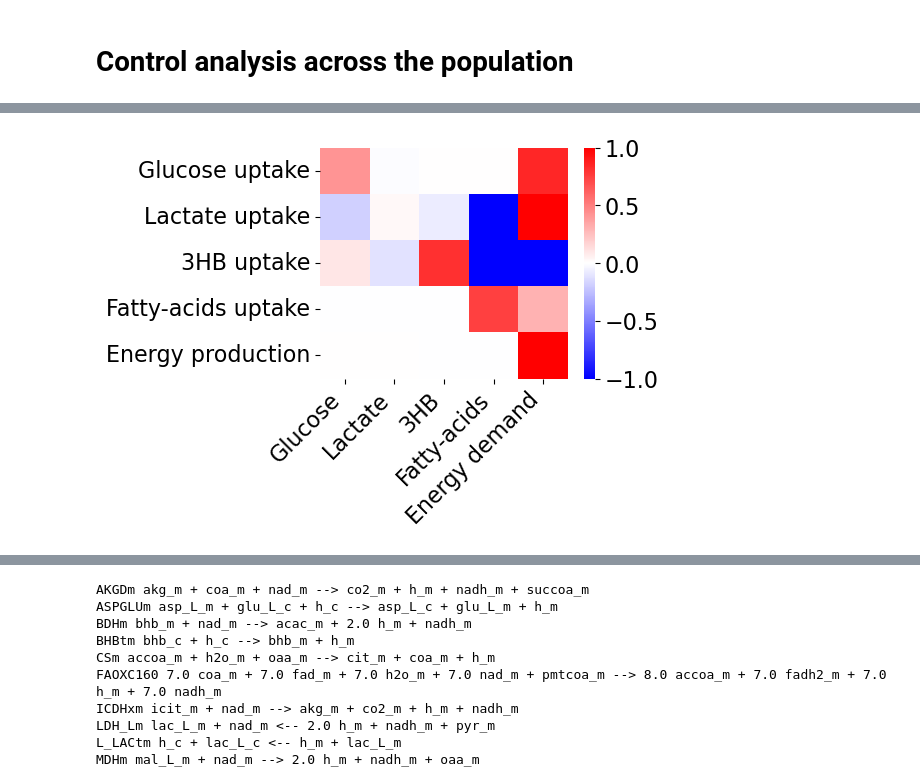
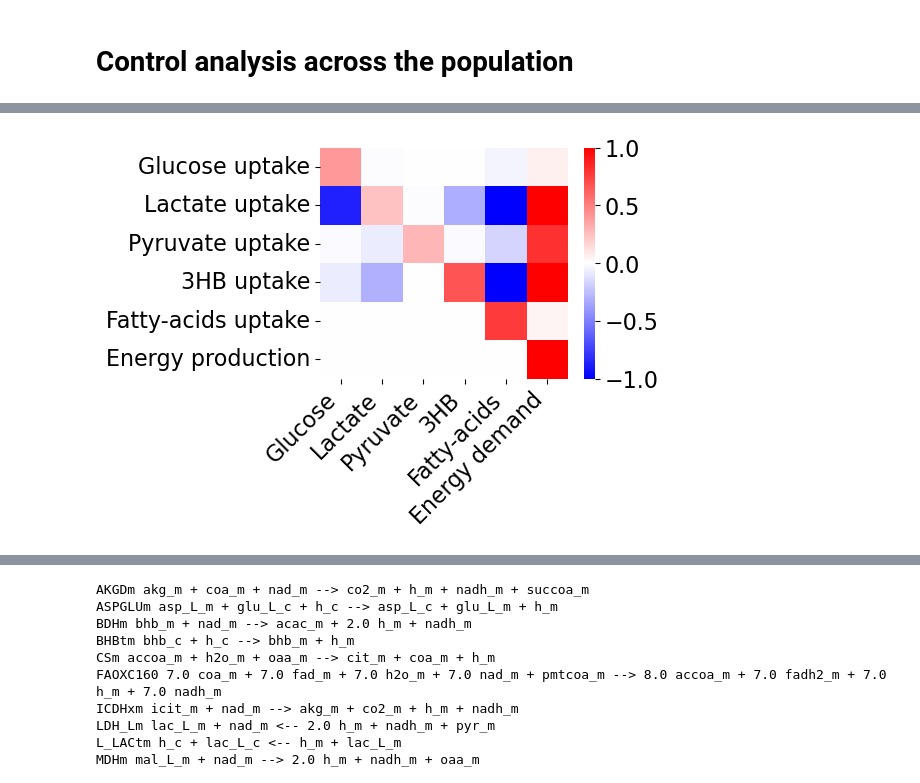
Before and after one commit to weilandtd/competitive_catabolism, a Jupyter notebook: mechanistic_model/control_analysis.ipynb, the cells around one changed output, grey strips where cells are left out. Saved outputs shown, nothing was run; the diff lists cells and outputs as text; code cells hidden in the pictures.

```diff
--- a/mechanistic_model/control_analysis.ipynb
+++ b/mechanistic_model/control_analysis.ipynb
@@ -223,20 +199,20 @@ plt.show()
 # %%
 # Make a heat map only for concentration of the carbon sources
-colums = [ 'glc_D_e', 'lac_L_e','bhb_e','hdca_e', 'cyt_atp2adp']
-rows = ['GLCt1r',  'L_LACt2r', 'BHBt', 'FATP1t','cyt_atp2adp']
+colums = [ 'glc_D_e', 'lac_L_e','pyr_e','bhb_e','hdca_e', 'cyt_atp2adp']
+rows = ['GLCt1r',  'L_LACt2r', 'PYRt','BHBt', 'FATP1t','cyt_atp2adp']
 
 f, ax = plt.subplots(figsize=(4, 3))
 sns.heatmap(CC.loc[rows,colums] , cmap='bwr', center=0, vmin=-1, vmax=1, )
 
 # Rename yticks and columns
-ax.set_yticklabels(['Glucose uptake', 'Lactate uptake', '3HB uptake', 'Fatty-acids uptake', 'Energy production'])
-ax.set_xticklabels(['Glucose', 'Lactate', '3HB', 'Fatty-acids', 'Energy demand'], rotation=45, ha='right')
+ax.set_yticklabels(['Glucose uptake', 'Lactate uptake', 'Pyruvate uptake','3HB uptake', 'Fatty-acids uptake', 'Energy production'])
+ax.set_xticklabels(['Glucose', 'Lactate','Pyruvate', '3HB', 'Fatty-acids', 'Energy demand'], rotation=45, ha='right')
 
 plt.ylabel('')
 plt.xlabel('')
 plt.show()
 # %% [output]
-[figure, old version]
+[figure, new version]
 # %%
 # Cluster enzyme activity control coefficients
 
```
Also changed, not shown: parts of 26 cells of this notebook, 14 other files.
